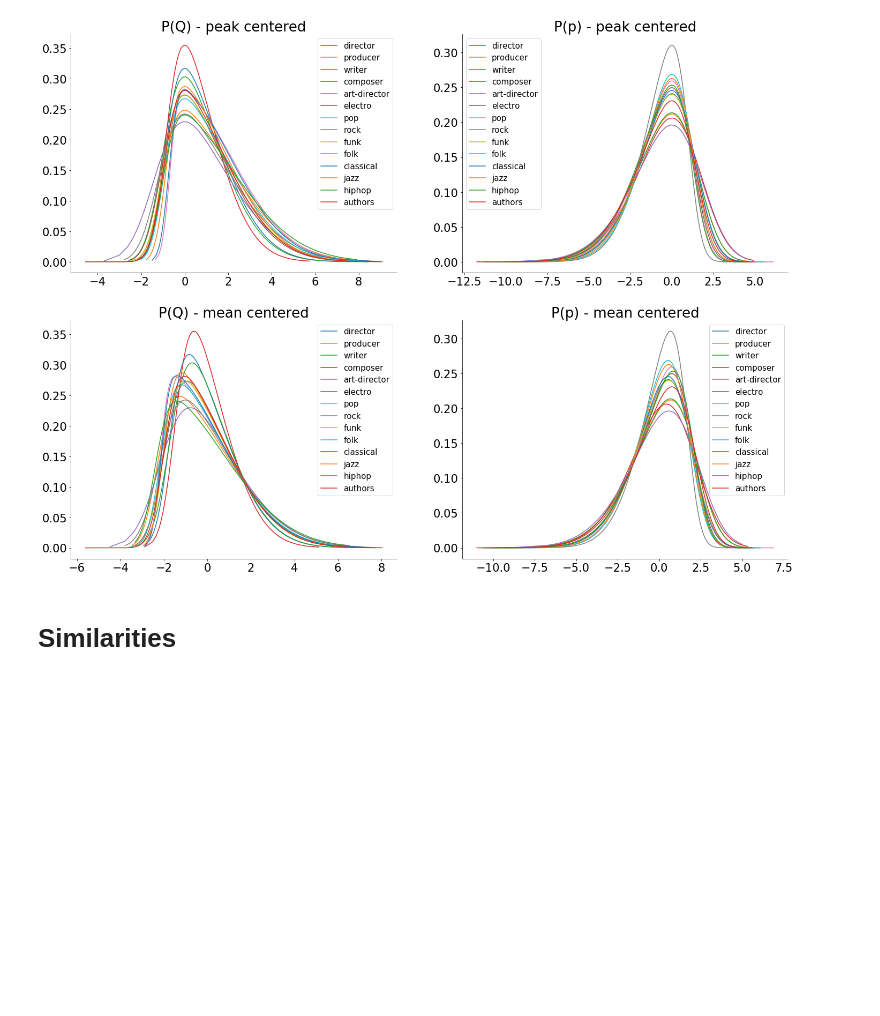
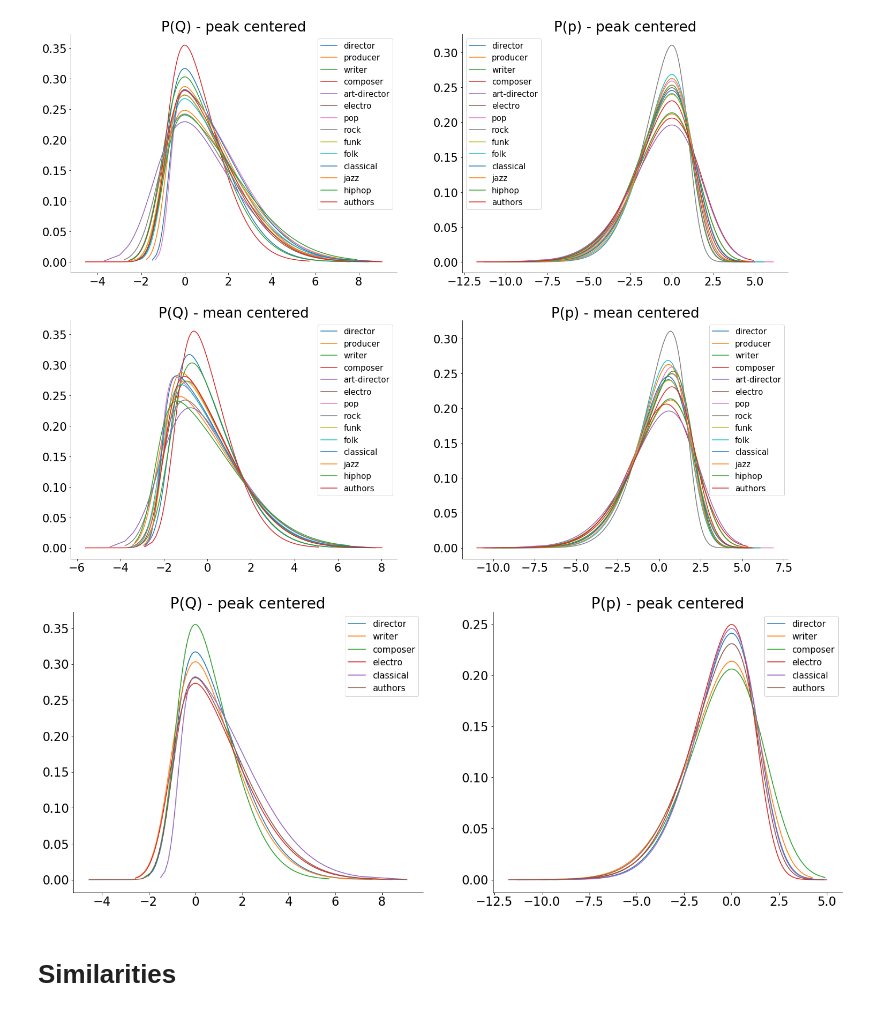
Before and after one commit to milanjanosov/success_engine, a Jupyter notebook: PaperFigures/5_pQ_distributions.ipynb, the cells around one changed output. Cells and saved outputs as stored; diff of their text form; code cells hidden in the pictures; blank space fills up the shorter version.

```diff
--- a/PaperFigures/5_pQ_distributions.ipynb
+++ b/PaperFigures/5_pQ_distributions.ipynb
@@ -34,6 +34,29 @@ align_plot(ax)
 plt.show()
 # %% [output]
 [figure]
+# %%
+fig1, ax    = plt.subplots(1, 2, figsize=(24, 9))
+
+
+fields = [ 'director', 'writer', 'composer','electro',  'classical', 'authors']
+
+for label in fields:
+
+    xp, yp = zip(*[tuple(float(ijk) for ijk in line.strip().split('\t'))  for line in open('ResultData/5_pQ_fit/'+label+'_log_p_peak_centered_fit_sample.dat') ])
+    xQ, yQ = zip(*[tuple(float(ijk) for ijk in line.strip().split('\t'))  for line in open('ResultData/5_pQ_fit/'+label+'_log_Q_peak_centered_fit_sample.dat') ])
+
+    ax[0].plot(xQ, yQ, label = label)
+    ax[1].plot(xp, yp, label = label)
+
+
+ax[0].set_title('P(Q) - peak centered', fontsize = 26)
+ax[1].set_title('P(p) - peak centered', fontsize = 26)
+
+align_plot(ax)
+[ax[i].legend(loc = 'left', fontsize = 15) for i in range(2)]
+plt.show()
+# %% [output]
+[figure, added]
 # %% [markdown]
 # Similarities
 # %%
```
Also changed, not shown: parts of 6 cells of this notebook, 1 other file.
